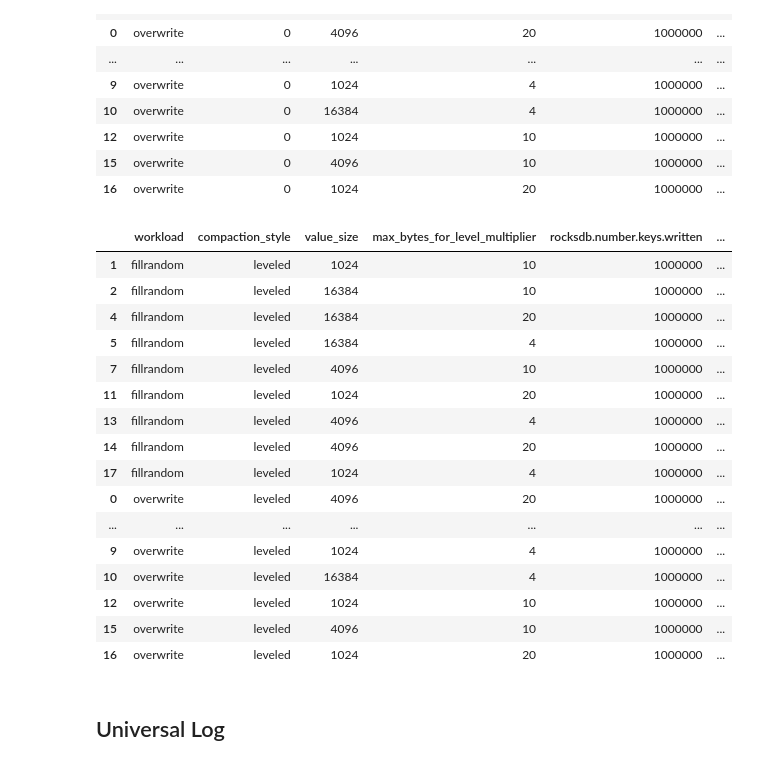
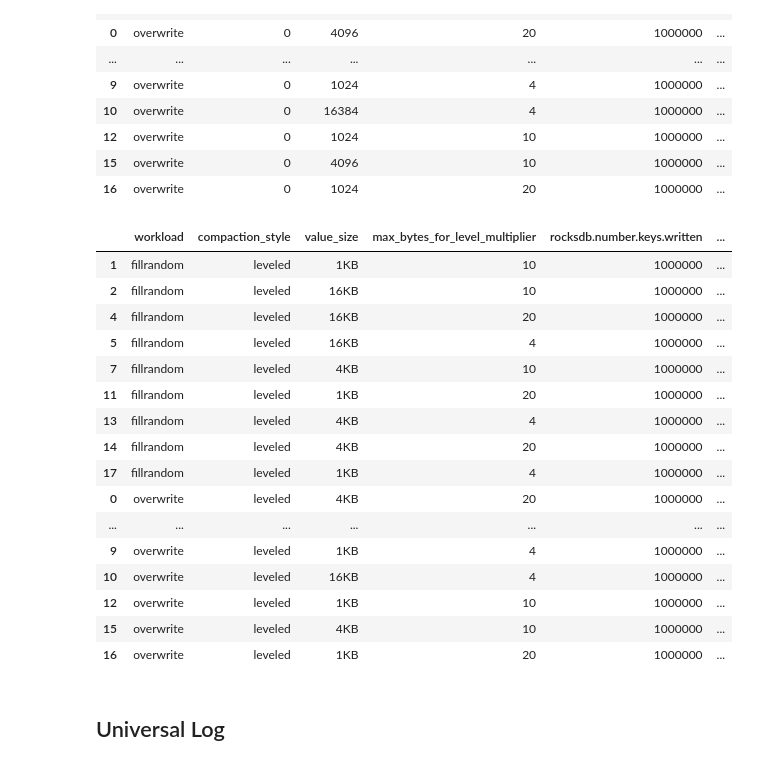
Before and after one commit to yrc00/opensource_sw_analysis, a Jupyter notebook: Lab1/H1/h1_log_to_csv.ipynb, the cells around one changed output. Drawn from its saved outputs; the diff is of its cells as text; code cells hidden in the pictures.

```diff
--- a/Lab1/H1/h1_analysis.ipynb
+++ b/Lab1/H1/h1_log_to_csv.ipynb
@@ -233,8 +239,12 @@ import pandas as pd
 df_waf = df.copy()
 
 # compaction_style 매핑
-style_map = {0: 'leveled', 1: 'universal', 2: 'fifo'}
+style_map = {0: 'leveled', 1: 'universal'}
 df_waf['compaction_style'] = df['compaction_style'].map(style_map)
+
+# value_size 매핑
+value_size_map = {1024: '1KB', 4096: '4KB', 16384: '16KB'}
+df_waf['value_size'] = df['value_size'].map(value_size_map)
 
 # WAF 계산: wal.bytes가 0인 경우는 NaN 처리
 df_waf['WAF'] = df.apply(
@@ -242,32 +252,30 @@ df_waf['WAF'] = df.apply(
     axis=1
 )
 
-# workload, compaction_style 기준 정렬
-df_sorted = df_waf.sort_values(by=["workload", "compaction_style"])
-
-# # 결과 저장 (선택)
-df.to_csv('modified_h1_multiplier_output.csv', index=False)
+# 결과 저장 (선택)
+df_waf.to_csv('modified_h1_multiplier_output.csv', index=False)
 # %%
-# 정렬된 데이터프레임 출력
-df_sorted
+# workload, compaction_style 기준 정렬
+df_waf_sorted = df_waf.sort_values(by=["workload", "compaction_style"])
+df_waf_sorted
 # %% [output]
 |  | workload | compaction_style | value_size | max_bytes_for_level_multiplier | rocksdb.number.keys.written | ... |
-| 1 | fillrandom | leveled | 1024 | 10 | 1000000 | ... |
-| 2 | fillrandom | leveled | 16384 | 10 | 1000000 | ... |
-| 4 | fillrandom | leveled | 16384 | 20 | 1000000 | ... |
-| 5 | fillrandom | leveled | 16384 | 4 | 1000000 | ... |
-| 7 | fillrandom | leveled | 4096 | 10 | 1000000 | ... |
-| 11 | fillrandom | leveled | 1024 | 20 | 1000000 | ... |
-| 13 | fillrandom | leveled | 4096 | 4 | 1000000 | ... |
-| 14 | fillrandom | leveled | 4096 | 20 | 1000000 | ... |
-| 17 | fillrandom | leveled | 1024 | 4 | 1000000 | ... |
-| 0 | overwrite | leveled | 4096 | 20 | 1000000 | ... |
+| 1 | fillrandom | leveled | 1KB | 10 | 1000000 | ... |
+| 2 | fillrandom | leveled | 16KB | 10 | 1000000 | ... |
+| 4 | fillrandom | leveled | 16KB | 20 | 1000000 | ... |
+| 5 | fillrandom | leveled | 16KB | 4 | 1000000 | ... |
+| 7 | fillrandom | leveled | 4KB | 10 | 1000000 | ... |
+| 11 | fillrandom | leveled | 1KB | 20 | 1000000 | ... |
+| 13 | fillrandom | leveled | 4KB | 4 | 1000000 | ... |
+| 14 | fillrandom | leveled | 4KB | 20 | 1000000 | ... |
+| 17 | fillrandom | leveled | 1KB | 4 | 1000000 | ... |
+| 0 | overwrite | leveled | 4KB | 20 | 1000000 | ... |
 | ... | ... | ... | ... | ... | ... | ... |
-| 9 | overwrite | leveled | 1024 | 4 | 1000000 | ... |
-| 10 | overwrite | leveled | 16384 | 4 | 1000000 | ... |
-| 12 | overwrite | leveled | 1024 | 10 | 1000000 | ... |
-| 15 | overwrite | leveled | 4096 | 10 | 1000000 | ... |
-| 16 | overwrite | leveled | 1024 | 20 | 1000000 | ... |
+| 9 | overwrite | leveled | 1KB | 4 | 1000000 | ... |
+| 10 | overwrite | leveled | 16KB | 4 | 1000000 | ... |
+| 12 | overwrite | leveled | 1KB | 10 | 1000000 | ... |
+| 15 | overwrite | leveled | 4KB | 10 | 1000000 | ... |
+| 16 | overwrite | leveled | 1KB | 20 | 1000000 | ... |
 # %% [markdown]
 ## Universal Log
 # %%
```
Also changed, not shown: parts of 4 cells of this notebook, 4 other files.
